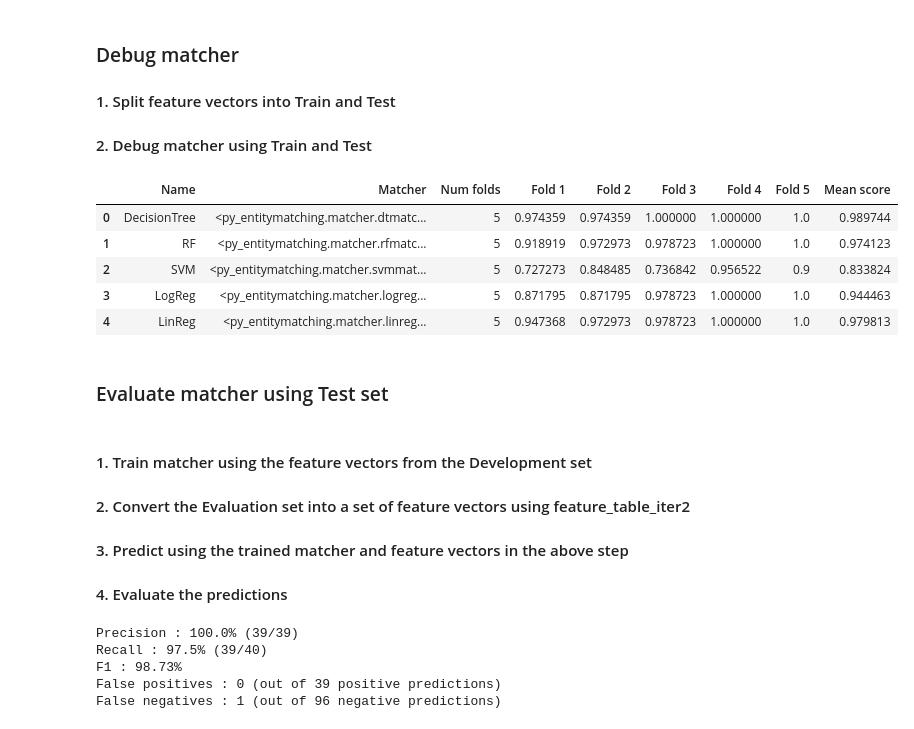
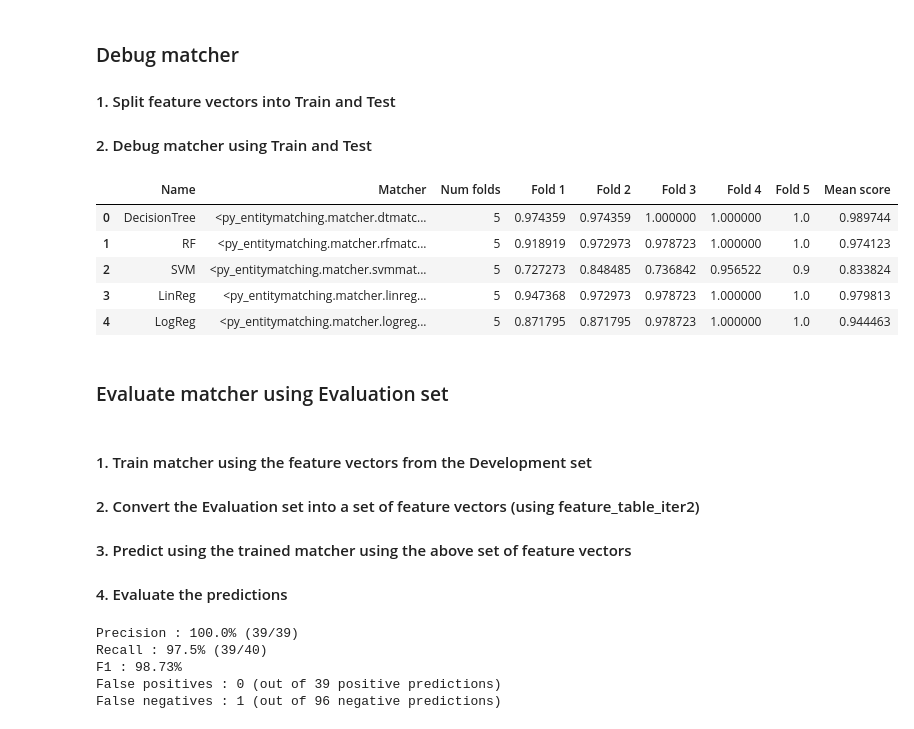
Before and after one commit to shrunambiar/py_entitymatching, a Jupyter notebook: notebooks/how-to-guides/Demo/mur_demo/Demo_notebook_v5.ipynb, the cells around one changed output. Cells and saved outputs as stored; diff of their text form; code cells hidden in the pictures.

```diff
--- a/notebooks/how-to-guides/Demo/mur_demo/Demo_notebook_v5.ipynb
+++ b/notebooks/how-to-guides/Demo/mur_demo/Demo_notebook_v5.ipynb
@@ -315,24 +315,24 @@ feature_vectors_dev_iter2 = em.extract_feature_vecs(development,
                             show_progress=False)
 # %%
 # Select the best ML matcher using CV
-result = em.select_matcher([dt, rf, svm, lg, ln], table=feature_vectors_dev_iter2,
+result = em.select_matcher([dt, rf, svm, ln, lg], table=feature_vectors_dev_iter2,
         exclude_attrs=['_id', 'ltable_id', 'rtable_id', 'label'],
         k=5,
         target_attr='label', metric='f1', random_state=0)
 result['cv_stats']
 # %% [output]
 |  | Name | Matcher | Num folds | Fold 1 | Fold 2 | Fold 3 | Fold 4 | Fold 5 | Mean score |
 | 0 | DecisionTree | <py_entitymatching.matcher.dtmatc... | 5 | 0.974359 | 0.974359 | 1.000000 | 1.000000 | 1.0 | 0.989744 |
 | 1 | RF | <py_entitymatching.matcher.rfmatc... | 5 | 0.918919 | 0.972973 | 0.978723 | 1.000000 | 1.0 | 0.974123 |
 | 2 | SVM | <py_entitymatching.matcher.svmmat... | 5 | 0.727273 | 0.848485 | 0.736842 | 0.956522 | 0.9 | 0.833824 |
-| 3 | LogReg | <py_entitymatching.matcher.logreg... | 5 | 0.871795 | 0.871795 | 0.978723 | 1.000000 | 1.0 | 0.944463 |
-| 4 | LinReg | <py_entitymatching.matcher.linreg... | 5 | 0.947368 | 0.972973 | 0.978723 | 1.000000 | 1.0 | 0.979813 |
+| 3 | LinReg | <py_entitymatching.matcher.linreg... | 5 | 0.947368 | 0.972973 | 0.978723 | 1.000000 | 1.0 | 0.979813 |
+| 4 | LogReg | <py_entitymatching.matcher.logreg... | 5 | 0.871795 | 0.871795 | 0.978723 | 1.000000 | 1.0 | 0.944463 |
 # %% [markdown]
-### Evaluate matcher using Test set
+### Evaluate matcher using Evaluation set
 # %% [markdown]
 #### 1. Train matcher using  the feature vectors from the Development set
-#### 2. Convert the Evaluation set into a set of feature vectors using feature_table_iter2
-#### 3. Predict using the trained matcher and feature vectors in the above step
+#### 2. Convert the Evaluation set into a set of feature vectors (using feature_table_iter2)
+#### 3. Predict using the trained matcher using the above set of feature vectors
 #### 4. Evaluate the predictions
 # %%
 # Train using feature vectors from the Development set
```
Also changed, not shown: parts of 1 cell of this notebook.
